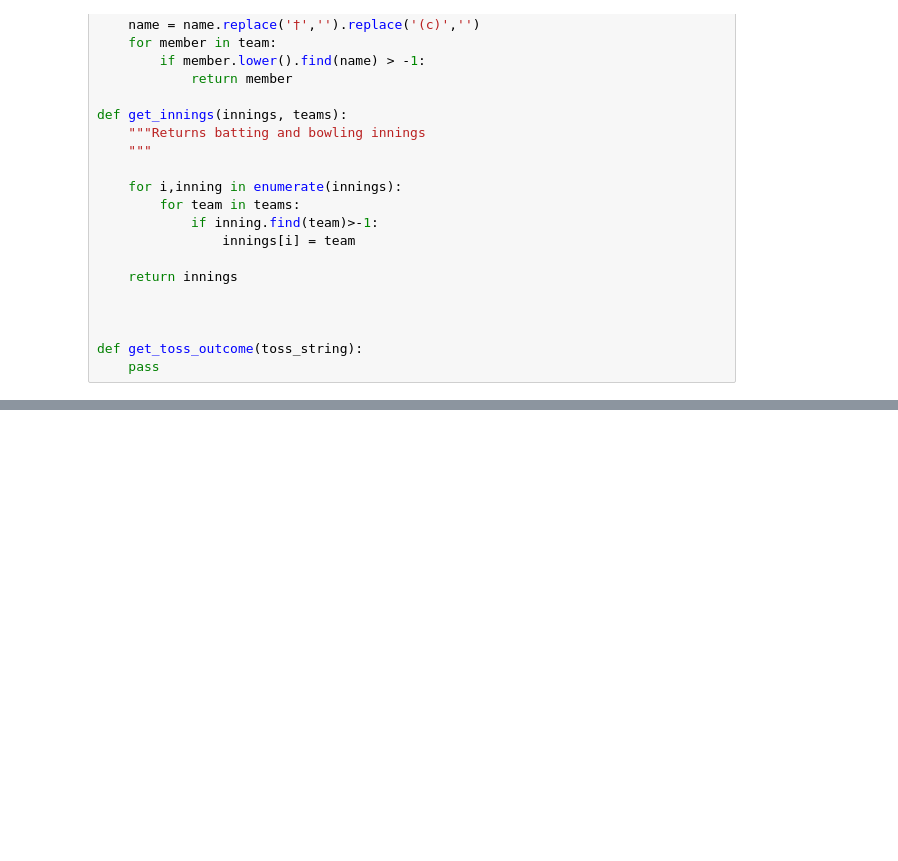
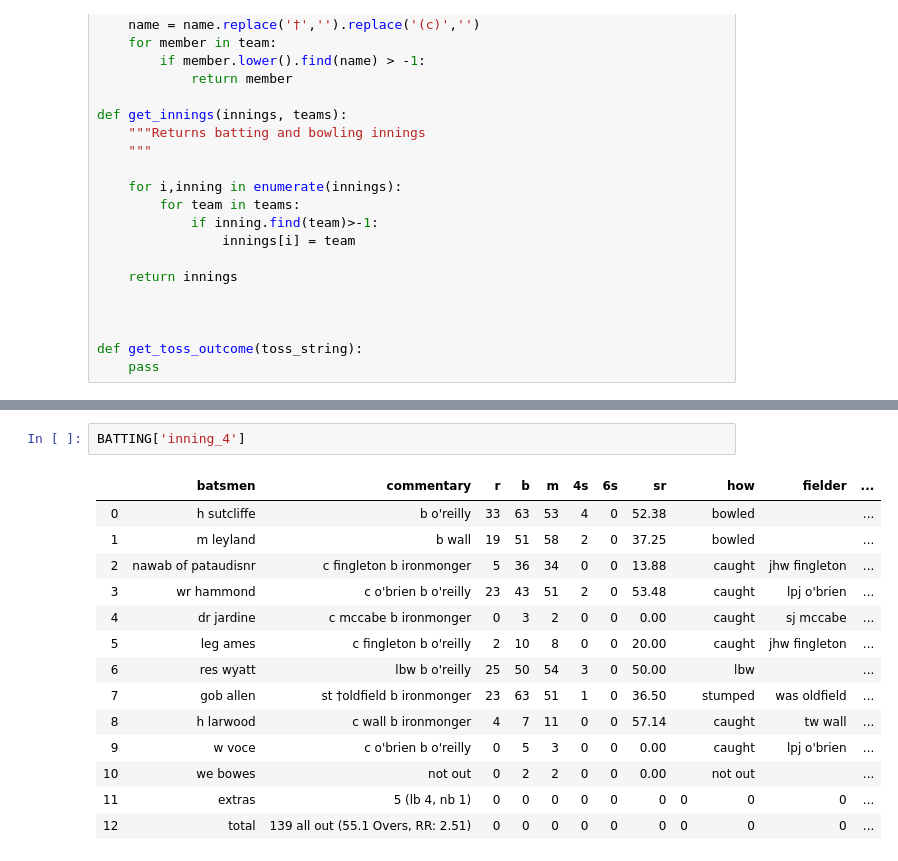
Before and after one commit to ronsg83/Cricanalytics, a Jupyter notebook: Cricket_data_2.ipynb, the cells around one changed output, grey strips where cells are left out. Drawn from its saved outputs; the diff is of its cells as text; blank space fills up the shorter version.

```diff
--- a/Cricket_data_2.ipynb
+++ b/Cricket_data_2.ipynb
@@ -470,3 +434,20 @@ BATTING['inning_2']
+# %%
+BATTING['inning_4']
+# %% [output]
+|  | batsmen | commentary | r | b | m | 4s | 6s | sr |  | how | fielder | ... |
+| 0 | h sutcliffe | b o'reilly | 33 | 63 | 53 | 4 | 0 | 52.38 |  | bowled |  | ... |
+| 1 | m leyland | b wall | 19 | 51 | 58 | 2 | 0 | 37.25 |  | bowled |  | ... |
+| 2 | nawab of pataudisnr | c fingleton b ironmonger | 5 | 36 | 34 | 0 | 0 | 13.88 |  | caught | jhw fingleton | ... |
+| 3 | wr hammond | c o'brien b o'reilly | 23 | 43 | 51 | 2 | 0 | 53.48 |  | caught | lpj o'brien | ... |
+| 4 | dr jardine | c mccabe b ironmonger | 0 | 3 | 2 | 0 | 0 | 0.00 |  | caught | sj mccabe | ... |
+| 5 | leg ames | c fingleton b o'reilly | 2 | 10 | 8 | 0 | 0 | 20.00 |  | caught | jhw fingleton | ... |
+| 6 | res wyatt | lbw b o'reilly | 25 | 50 | 54 | 3 | 0 | 50.00 |  | lbw |  | ... |
+| 7 | gob allen | st †oldfield b ironmonger | 23 | 63 | 51 | 1 | 0 | 36.50 |  | stumped | was oldfield | ... |
+| 8 | h larwood | c wall b ironmonger | 4 | 7 | 11 | 0 | 0 | 57.14 |  | caught | tw wall | ... |
+| 9 | w voce | c o'brien b o'reilly | 0 | 5 | 3 | 0 | 0 | 0.00 |  | caught | lpj o'brien | ... |
+| 10 | we bowes | not out | 0 | 2 | 2 | 0 | 0 | 0.00 |  | not out |  | ... |
+| 11 | extras | 5 (lb 4, nb 1) | 0 | 0 | 0 | 0 | 0 | 0 | 0 | 0 | 0 | ... |
+| 12 | total | 139 all out (55.1 Overs, RR: 2.51) | 0 | 0 | 0 | 0 | 0 | 0 | 0 | 0 | 0 | ... |
 # %%
 MATCH_DETAILS
 # %% [output]
```
Also changed, not shown: parts of 8 cells of this notebook.
